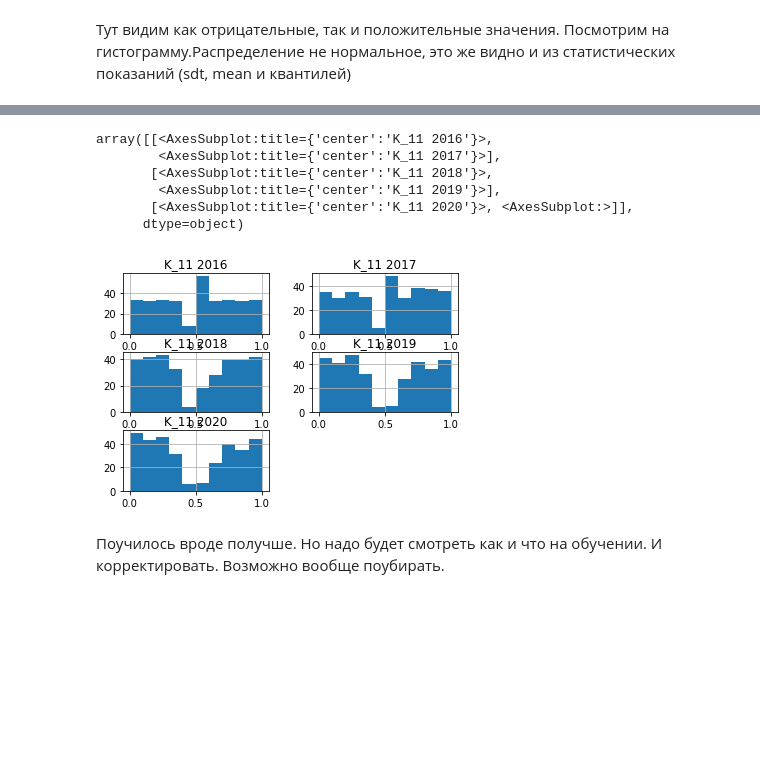
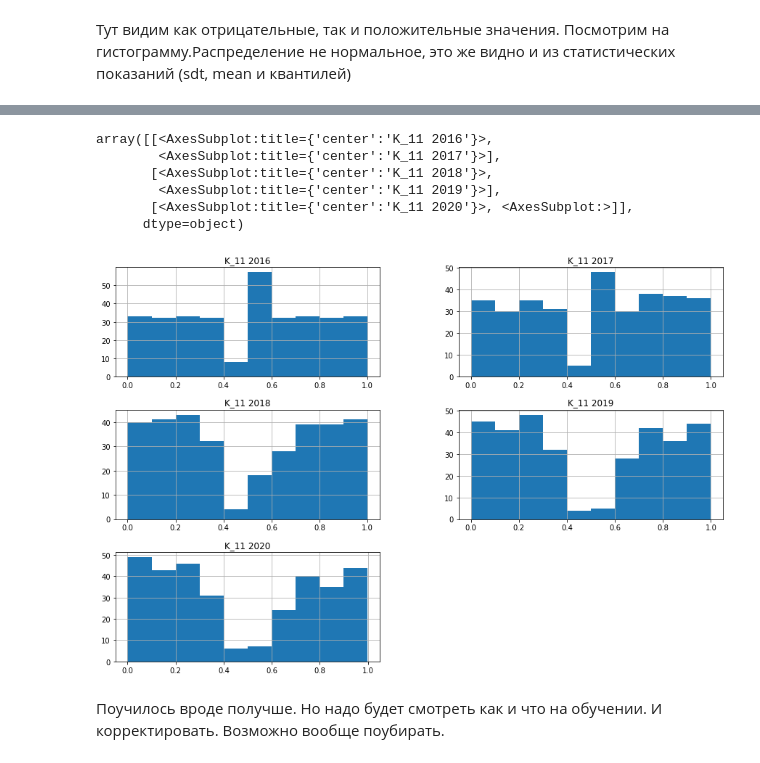
Before and after one commit to avfawkes/Hackathon_Severstal, a Jupyter notebook: 1. Анализ Контрагентов.ipynb, the cells around one changed output, grey strips where cells are left out. Cells and saved outputs as stored; diff of their text form; code cells hidden in the pictures; blank space fills up the shorter version.

```diff
--- a/1. Анализ Контрагентов.ipynb
+++ b/1. Анализ Контрагентов.ipynb
@@ -611,13 +647,13 @@ for col in ['K_11 2016', 'K_11 2017', 'K_11 2018', 'K_11 2019', 'K_11 2020']:
 # %%
-data[['K_11 2016', 'K_11 2017', 'K_11 2018', 'K_11 2019', 'K_11 2020']].hist()
+data[['K_11 2016', 'K_11 2017', 'K_11 2018', 'K_11 2019', 'K_11 2020']].hist(figsize=(15, 10))
 # %% [output]
 array([[<AxesSubplot:title={'center':'K_11 2016'}>,
         <AxesSubplot:title={'center':'K_11 2017'}>],
        [<AxesSubplot:title={'center':'K_11 2018'}>,
         <AxesSubplot:title={'center':'K_11 2019'}>],
        [<AxesSubplot:title={'center':'K_11 2020'}>, <AxesSubplot:>]],
       dtype=object)
-[figure, old version]
+[figure, new version]
 # %% [markdown]
 Поучилось вроде получше. Но надо будет смотреть как и что на обучении. И корректировать. Возможно вообще поубирать.
 # %%
```
Also changed, not shown: parts of 30 cells of this notebook, 42 other files.
